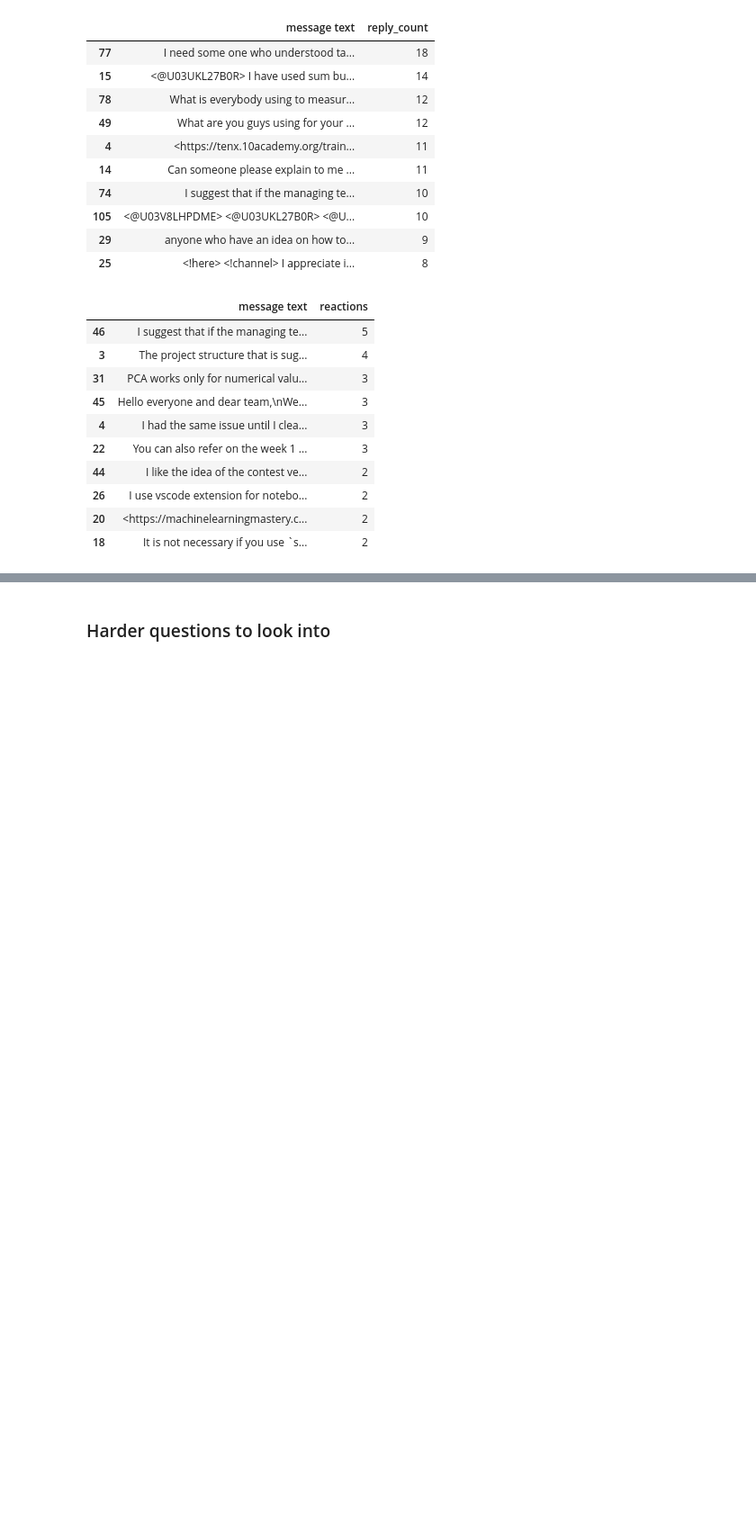
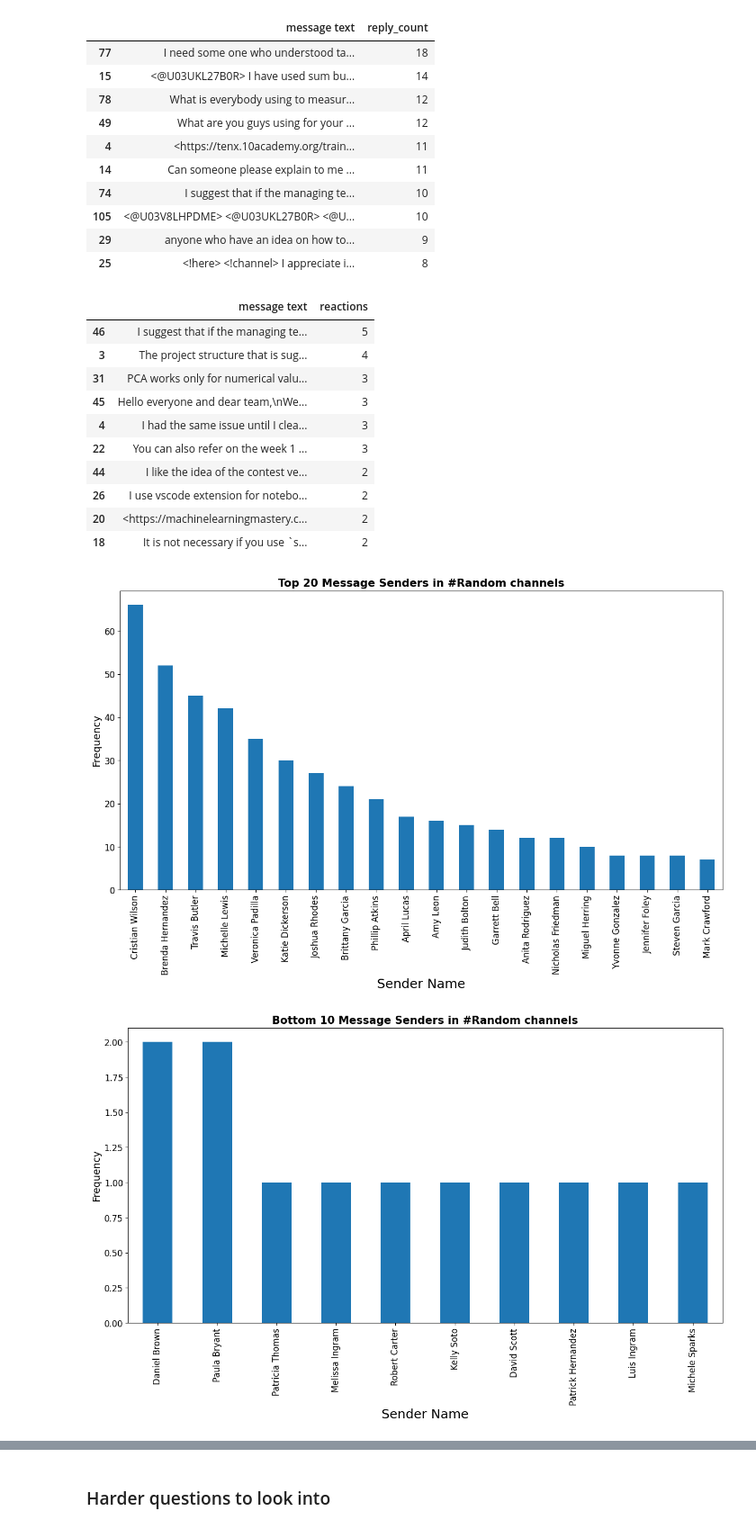
Before and after one commit to merronmuche/week0_starter_network_analysis, a Jupyter notebook: notebooks/parse_slack_data.ipynb, the cells around one changed output, grey strips where cells are left out. Shown at 90% size. Saved outputs shown, nothing was run; the diff lists cells and outputs as text; code cells hidden in the pictures; blank space fills up the shorter version.

```diff
--- a/notebooks/parse_slack_data.ipynb
+++ b/notebooks/parse_slack_data.ipynb
@@ -316,0 +319,7 @@ top_10_messages_by_Reactions
+# %%
+path = 'D:/tenacademy/codes/week0_starter_network_analysis/data/anonymized/all-week1/'
+data = slack_parser(path)
+get_top_20_user(data)
+# %% [output]
+[figure, added]
+[figure, added]
```
Also changed, not shown: parts of 8 cells of this notebook, 1 other file.
